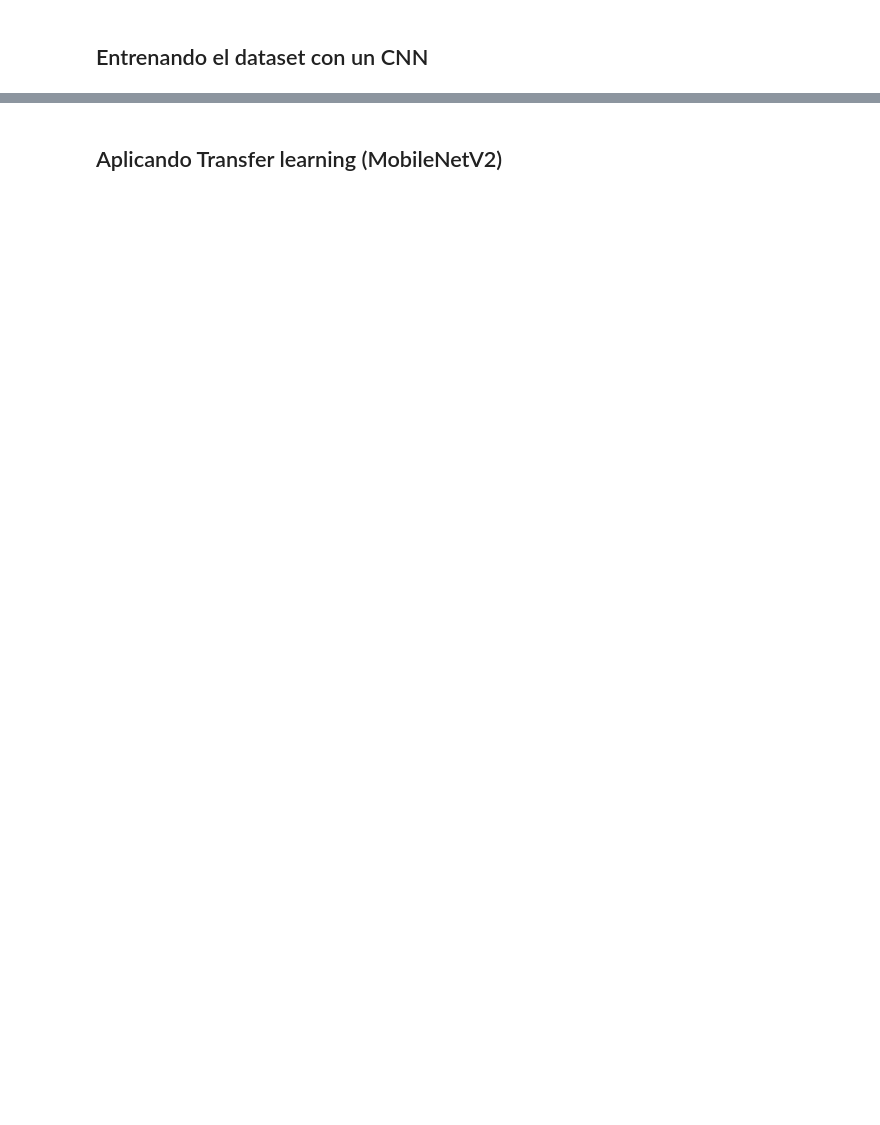
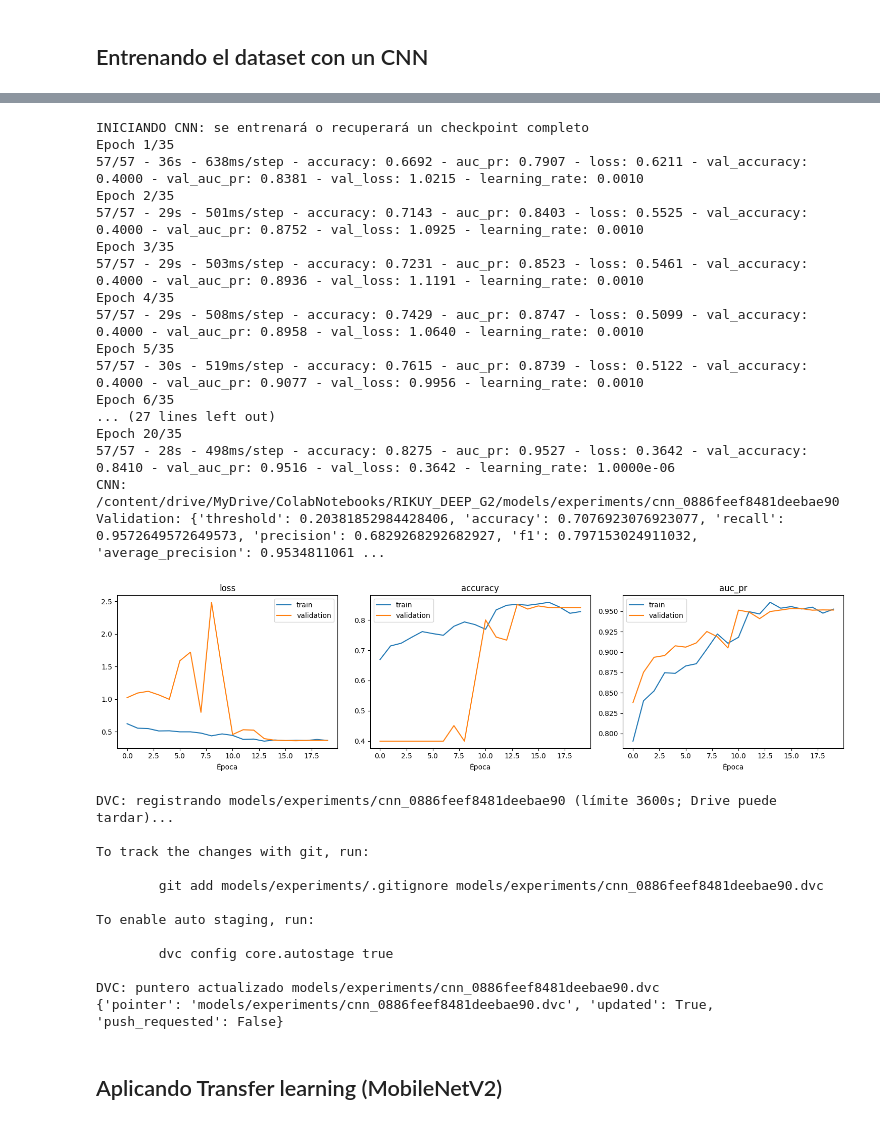
Before and after one commit to d-a-b-o/RIKUY_DEEP_G2, a Jupyter notebook: RIKUY_DEEP_G2.ipynb, the cells around one changed output, grey strips where cells are left out. Drawn from its saved outputs; the diff is of its cells as text; code cells hidden in the pictures; blank space fills up the shorter version.

```diff
--- a/RIKUY_DEEP_G2.ipynb
+++ b/RIKUY_DEEP_G2.ipynb
@@ -514,5 +484,0 @@ Dimensiones originales mas frecuentes:
-# %%
-fig, ax = plt.subplots(figsize=(7, 4))
-counts.plot(kind='bar', color=['#d95f02', '#1b9e77'], ax=ax)
-ax.set(title='Distribucion de clases del dataset', xlabel='Clase', ylabel='Numero de imagenes')
-ax.bar_label(ax.containers[0]); plt.tight_layout(); plt.show()
@@ -637,0 +657,24 @@ M  RIKUY_DEEP_G2.ipynb
+# %%
+# Compartir el manifiesto validado entre las etapas de esta celda.
+manifest = None
+if STAGES["prepare"]:
+    print("PREPARACIÓN: validando datos y creando/reutilizando el split...")
+    manifest = prepare_data(CONFIG)
+elif any(STAGES[name] for name in ("eda", "preview", "dvc_prepared")):
+    print("CARGA: recuperando y validando el manifiesto existente...")
+    manifest = load_manifest(CONFIG)
+
+if manifest is not None:
+    print("Imágenes únicas:", len(manifest["rows"]),
+          "| Duplicados excluidos:", manifest["duplicates_removed"])
+    print("Datos originales:", CONFIG.raw)
+    print("Manifiesto:", CONFIG.prepared / "manifest.json")
+if STAGES["eda"]:
+    eda = show_eda(CONFIG, manifest=manifest)
+if STAGES["preview"]:
+    preview_augmentation(CONFIG, manifest=manifest)
+if STAGES["dvc_prepared"]:
+    print("VERSIONADO: datos originales y manifiesto de particiones")
+    print(version_with_dvc(CONFIG, ROOT / "data", push=PUSH_DVC, remote=DVC_REMOTE))
+if manifest is None:
+    print("Preparación, EDA, preview y versionado omitidos por configuración.")
@@ -1023,2 +1044,45 @@ A  models/cnn_baseline/cnn_baseline_aug_20261031T185054Z.dvc
+# %%
+cnn_run = Path(EXISTING_CNN_RUN) if EXISTING_CNN_RUN else None
+if STAGES["cnn"]:
+    print("INICIANDO CNN: se entrenará o recuperará un checkpoint completo")
+    cnn_run = train(CONFIG, kind="cnn", augmentation=CONFIG.augmentation)
+    log_experiment(CONFIG, cnn_run)
+    print("CNN:", cnn_run)
+    print("Validation:", read_json(cnn_run / "validation.json"))
+    plot_history(cnn_run)
+
+if STAGES["cnn"] and cnn_run is not None:
+    print(version_with_dvc(CONFIG, cnn_run, push=PUSH_DVC, remote=DVC_REMOTE))
+# %% [output]
+INICIANDO CNN: se entrenará o recuperará un checkpoint completo
+Epoch 1/35
+57/57 - 36s - 638ms/step - accuracy: 0.6692 - auc_pr: 0.7907 - loss: 0.6211 - val_accuracy: 0.4000 - val_auc_pr: 0.8381 - val_loss: 1.0215 - learning_rate: 0.0010
+Epoch 2/35
+57/57 - 29s - 501ms/step - accuracy: 0.7143 - auc_pr: 0.8403 - loss: 0.5525 - val_accuracy: 0.4000 - val_auc_pr: 0.8752 - val_loss: 1.0925 - learning_rate: 0.0010
+Epoch 3/35
+57/57 - 29s - 503ms/step - accuracy: 0.7231 - auc_pr: 0.8523 - loss: 0.5461 - val_accuracy: 0.4000 - val_auc_pr: 0.8936 - val_loss: 1.1191 - learning_rate: 0.0010
+Epoch 4/35
+57/57 - 29s - 508ms/step - accuracy: 0.7429 - auc_pr: 0.8747 - loss: 0.5099 - val_accuracy: 0.4000 - val_auc_pr: 0.8958 - val_loss: 1.0640 - learning_rate: 0.0010
+Epoch 5/35
+57/57 - 30s - 519ms/step - accuracy: 0.7615 - auc_pr: 0.8739 - loss: 0.5122 - val_accuracy: 0.4000 - val_auc_pr: 0.9077 - val_loss: 0.9956 - learning_rate: 0.0010
+Epoch 6/35
+... (27 lines left out)
+Epoch 20/35
+57/57 - 28s - 498ms/step - accuracy: 0.8275 - auc_pr: 0.9527 - loss: 0.3642 - val_accuracy: 0.8410 - val_auc_pr: 0.9516 - val_loss: 0.3642 - learning_rate: 1.0000e-06
+CNN: /content/drive/MyDrive/ColabNotebooks/RIKUY_DEEP_G2/models/experiments/cnn_0886feef8481deebae90
+Validation: {'threshold': 0.20381852984428406, 'accuracy': 0.7076923076923077, 'recall': 0.9572649572649573, 'precision': 0.6829268292682927, 'f1': 0.797153024911032, 'average_precision': 0.9534811061 ...
+[figure, added]
+DVC: registrando models/experiments/cnn_0886feef8481deebae90 (límite 3600s; Drive puede tardar)...
+
+To track the changes with git, run:
+
+        git add models/experiments/.gitignore models/experiments/cnn_0886feef8481deebae90.dvc
+
+To enable auto staging, run:
+
+        dvc config core.autostage true
+
+DVC: puntero actualizado models/experiments/cnn_0886feef8481deebae90.dvc
+{'pointer': 'models/experiments/cnn_0886feef8481deebae90.dvc', 'updated': True, 'push_requested': False}
 # %% [markdown]
 ## Aplicando Transfer learning (MobileNetV2)
```
Also changed, not shown: parts of 49 cells of this notebook, 9 other files.
